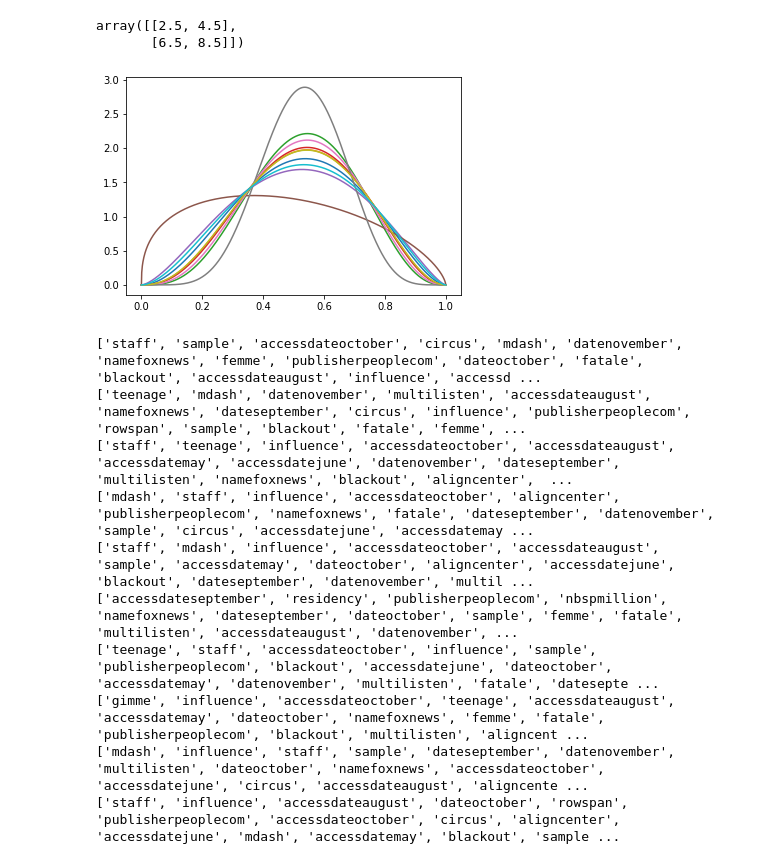
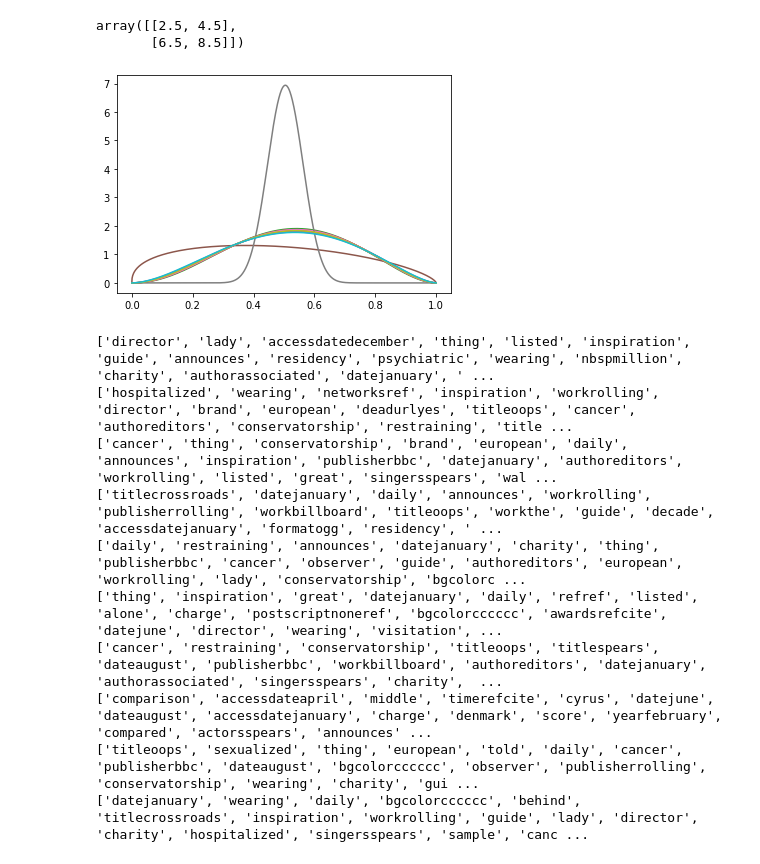
Before and after one commit to asmithh/wikibrit, a Jupyter notebook: topics_over_time.ipynb, the cells around one changed output. Saved outputs shown, nothing was run; the diff lists cells and outputs as text; code cells hidden in the pictures.

```diff
--- a/topics_over_time.ipynb
+++ b/topics_over_time.ipynb
@@ -93,31 +93,31 @@ array([[2.5, 4.5],
 # %%
 import pickle
 import matplotlib.pyplot as plt
 import math
-p = pickle.load(open('tot_run_wiki/tot_dump_28.pkl', 'rb'))
+p = pickle.load(open('tot_run_wiki/tot_dump_70.pkl', 'rb'))
 psi = p['psi']
 
 xs = np.linspace(0, 1, num=1000)
 fig, ax = plt.subplots()
 
 for i in range(len(psi)):
     ys = [math.pow(1-x, psi[i][0]-1) * math.pow(x, psi[i][1]-1) / scipy.special.beta(psi[i][0],psi[i][1]) for x in xs]
     ax.plot(xs, ys, label='Topic ' + str(i+1))
 plt.show()
 # %% [output]
-[figure, old version]
+[figure, new version]
 # %%
 for idx, col in enumerate(p['word_topic_assignments']):
-    indices = np.argpartition(col, -20)[-20:]
+    indices = np.argpartition(col, -100)[-100:]
     print([p['dictionary'][d] for d in indices])
 # %% [output]
-['staff', 'sample', 'accessdateoctober', 'circus', 'mdash', 'datenovember', 'namefoxnews', 'femme', 'publisherpeoplecom', 'dateoctober', 'fatale', 'blackout', 'accessdateaugust', 'influence', 'accessd ...
-['teenage', 'mdash', 'datenovember', 'multilisten', 'accessdateaugust', 'namefoxnews', 'dateseptember', 'circus', 'influence', 'publisherpeoplecom', 'rowspan', 'sample', 'blackout', 'fatale', 'femme', ...
-['staff', 'teenage', 'influence', 'accessdateoctober', 'accessdateaugust', 'accessdatemay', 'accessdatejune', 'datenovember', 'dateseptember', 'multilisten', 'namefoxnews', 'blackout', 'aligncenter',  ...
-['mdash', 'staff', 'influence', 'accessdateoctober', 'aligncenter', 'publisherpeoplecom', 'namefoxnews', 'fatale', 'dateseptember', 'datenovember', 'sample', 'circus', 'accessdatejune', 'accessdatemay ...
-['staff', 'mdash', 'influence', 'accessdateoctober', 'accessdateaugust', 'sample', 'accessdatemay', 'dateoctober', 'aligncenter', 'accessdatejune', 'blackout', 'dateseptember', 'datenovember', 'multil ...
-['accessdateseptember', 'residency', 'publisherpeoplecom', 'nbspmillion', 'namefoxnews', 'dateseptember', 'dateoctober', 'sample', 'femme', 'fatale', 'multilisten', 'accessdateaugust', 'datenovember', ...
-['teenage', 'staff', 'accessdateoctober', 'influence', 'sample', 'publisherpeoplecom', 'blackout', 'accessdatejune', 'dateoctober', 'accessdatemay', 'datenovember', 'multilisten', 'fatale', 'datesepte ...
-['gimme', 'influence', 'accessdateoctober', 'teenage', 'accessdateaugust', 'accessdatemay', 'dateoctober', 'namefoxnews', 'femme', 'fatale', 'publisherpeoplecom', 'blackout', 'multilisten', 'aligncent ...
-['mdash', 'influence', 'staff', 'sample', 'dateseptember', 'datenovember', 'multilisten', 'dateoctober', 'namefoxnews', 'accessdateoctober', 'accessdatejune', 'circus', 'accessdateaugust', 'aligncente ...
-['staff', 'influence', 'accessdateaugust', 'dateoctober', 'rowspan', 'publisherpeoplecom', 'accessdateoctober', 'circus', 'aligncenter', 'accessdatejune', 'mdash', 'accessdatemay', 'blackout', 'sample ...
+['director', 'lady', 'accessdatedecember', 'thing', 'listed', 'inspiration', 'guide', 'announces', 'residency', 'psychiatric', 'wearing', 'nbspmillion', 'charity', 'authorassociated', 'datejanuary', ' ...
+['hospitalized', 'wearing', 'networksref', 'inspiration', 'workrolling', 'director', 'brand', 'european', 'deadurlyes', 'titleoops', 'cancer', 'authoreditors', 'conservatorship', 'restraining', 'title ...
+['cancer', 'thing', 'conservatorship', 'brand', 'european', 'daily', 'announces', 'inspiration', 'publisherbbc', 'datejanuary', 'authoreditors', 'workrolling', 'listed', 'great', 'singersspears', 'wal ...
+['titlecrossroads', 'datejanuary', 'daily', 'announces', 'workrolling', 'publisherrolling', 'workbillboard', 'titleoops', 'workthe', 'guide', 'decade', 'accessdatejanuary', 'formatogg', 'residency', ' ...
+['daily', 'restraining', 'announces', 'datejanuary', 'charity', 'thing', 'publisherbbc', 'cancer', 'observer', 'guide', 'authoreditors', 'european', 'workrolling', 'lady', 'conservatorship', 'bgcolorc ...
+['thing', 'inspiration', 'great', 'datejanuary', 'daily', 'refref', 'listed', 'alone', 'charge', 'postscriptnoneref', 'bgcolorcccccc', 'awardsrefcite', 'datejune', 'director', 'wearing', 'visitation', ...
+['cancer', 'restraining', 'conservatorship', 'titleoops', 'titlespears', 'dateaugust', 'publisherbbc', 'workbillboard', 'authoreditors', 'datejanuary', 'authorassociated', 'singersspears', 'charity',  ...
+['comparison', 'accessdateapril', 'middle', 'timerefcite', 'cyrus', 'datejune', 'dateaugust', 'accessdatejanuary', 'charge', 'denmark', 'score', 'yearfebruary', 'compared', 'actorsspears', 'announces' ...
+['titleoops', 'sexualized', 'thing', 'european', 'told', 'daily', 'cancer', 'publisherbbc', 'dateaugust', 'bgcolorcccccc', 'observer', 'publisherrolling', 'conservatorship', 'wearing', 'charity', 'gui ...
+['datejanuary', 'wearing', 'daily', 'bgcolorcccccc', 'behind', 'titlecrossroads', 'inspiration', 'workrolling', 'guide', 'lady', 'director', 'charity', 'hospitalized', 'singersspears', 'sample', 'canc ...
```
Also changed, not shown: 1 other file.
